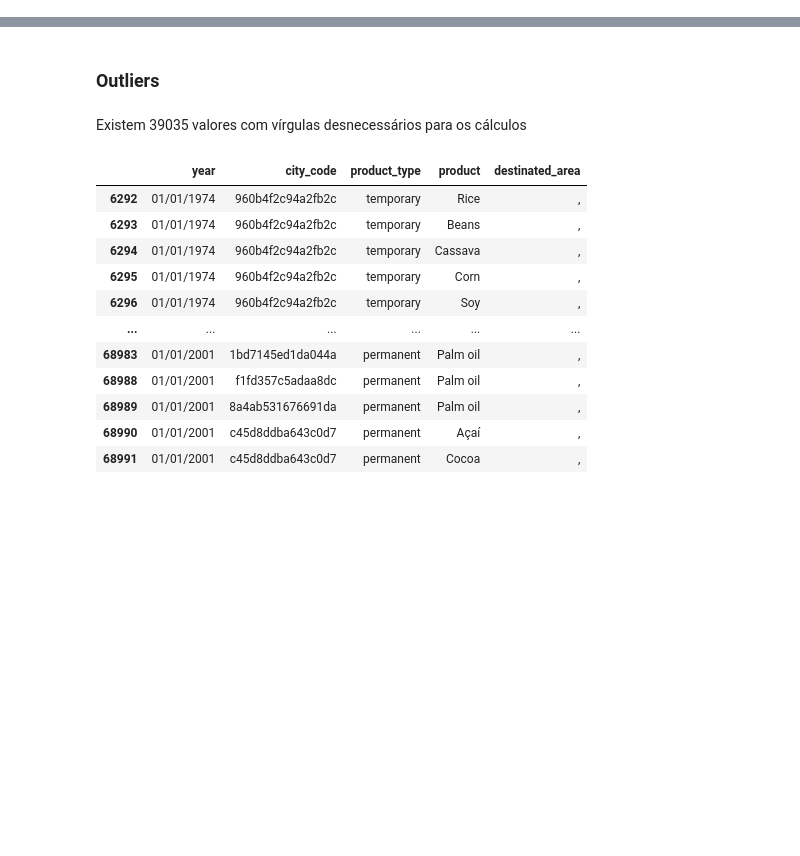
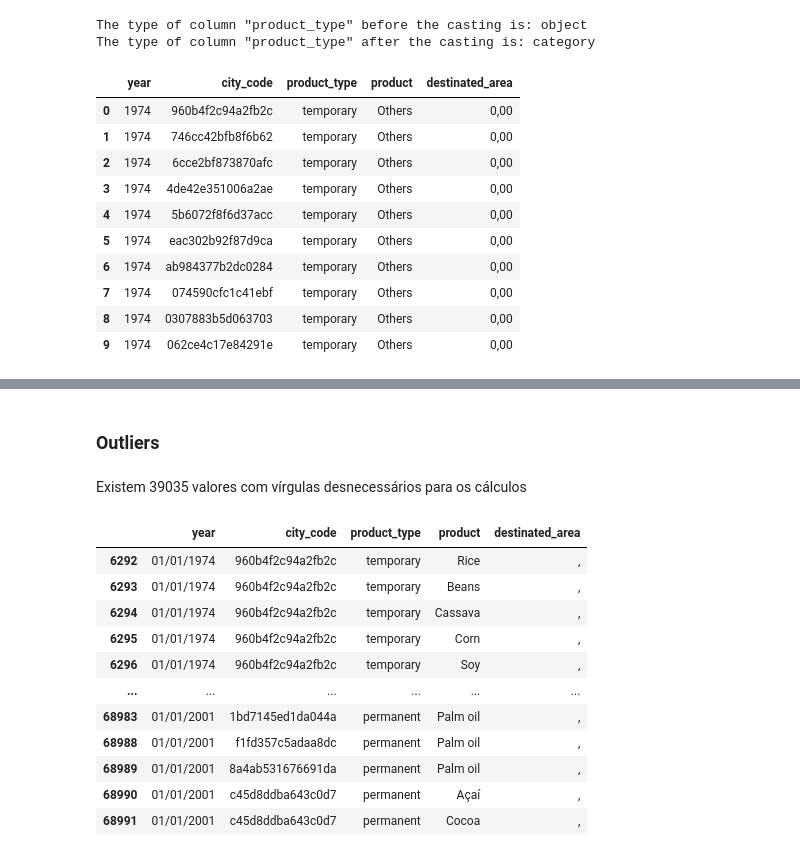
Before and after one commit to RicardoMourao-py/Bain, a Jupyter notebook: inicio.ipynb, the cells around one changed output, grey strips where cells are left out. Saved outputs shown, nothing was run; the diff lists cells and outputs as text; code cells hidden in the pictures; blank space fills up the shorter version.

```diff
--- a/inicio.ipynb
+++ b/inicio.ipynb
@@ -24,0 +114,21 @@ df
+# %%
+#Convert the column "product_type" to categorical type
+print(f'The type of column "product_type" before the casting is: {df.product_type.dtype}')
+df['product_type'] = df['product_type'].astype('category')
+print(f'The type of column "product_type" after the casting is: {df.product_type.dtype}')
+#Getting only the year the column for better understading
+df.head(10)
+# %% [output]
+The type of column "product_type" before the casting is: object
+The type of column "product_type" after the casting is: category
+|  | year | city_code | product_type | product | destinated_area |
+| 0 | 1974 | 960b4f2c94a2fb2c | temporary | Others | 0,00 |
+| 1 | 1974 | 746cc42bfb8f6b62 | temporary | Others | 0,00 |
+| 2 | 1974 | 6cce2bf873870afc | temporary | Others | 0,00 |
+| 3 | 1974 | 4de42e351006a2ae | temporary | Others | 0,00 |
+| 4 | 1974 | 5b6072f8f6d37acc | temporary | Others | 0,00 |
+| 5 | 1974 | eac302b92f87d9ca | temporary | Others | 0,00 |
+| 6 | 1974 | ab984377b2dc0284 | temporary | Others | 0,00 |
+| 7 | 1974 | 074590cfc1c41ebf | temporary | Others | 0,00 |
+| 8 | 1974 | 0307883b5d063703 | temporary | Others | 0,00 |
+| 9 | 1974 | 062ce4c17e84291e | temporary | Others | 0,00 |
```
Also changed, not shown: parts of 22 cells of this notebook.
